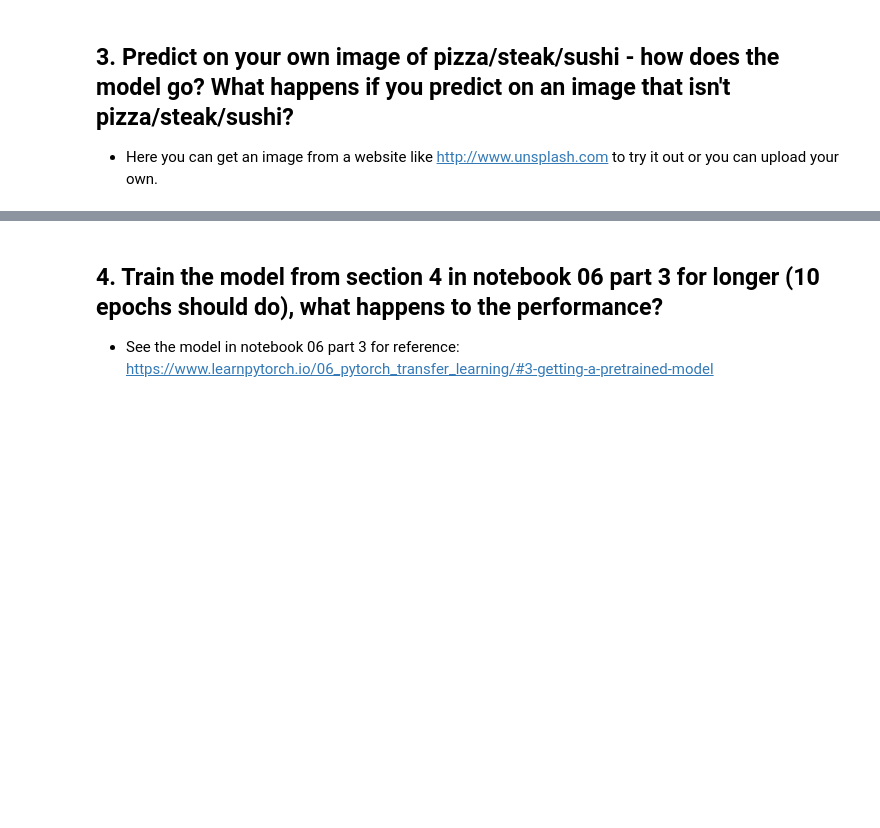
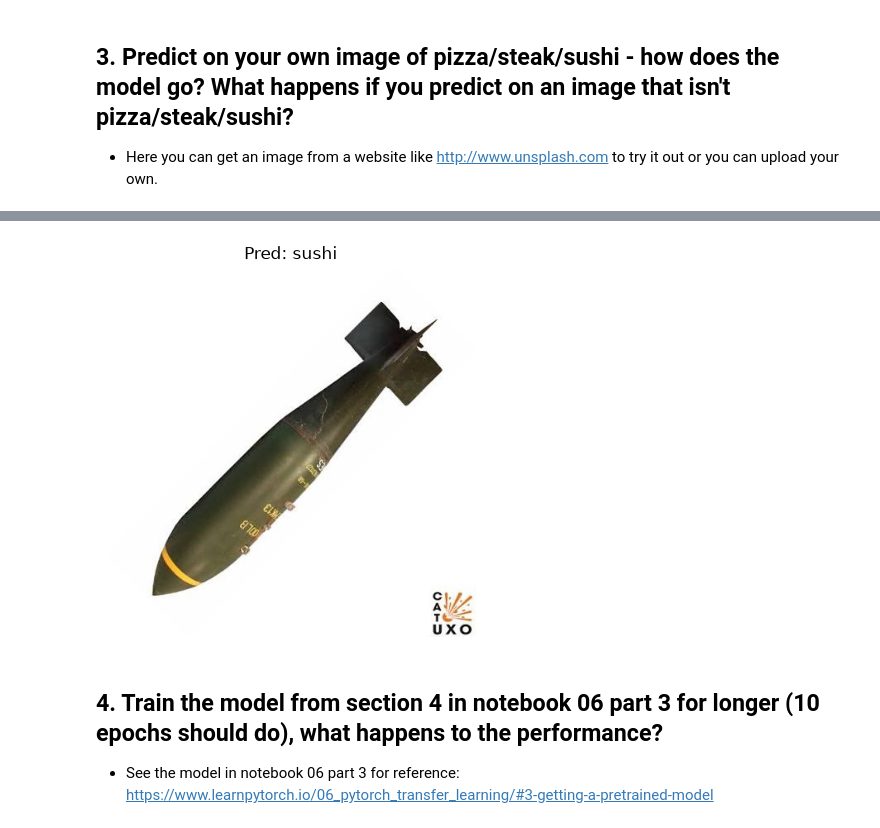
Before and after one commit to Chrisvaldar/learn-pytorch, a Jupyter notebook: 06_pytorch_transfer_learning_exercises.ipynb, the cells around one changed output, grey strips where cells are left out. Saved outputs shown, nothing was run; the diff lists cells and outputs as text; code cells hidden in the pictures; blank space fills up the shorter version.

```diff
--- a/06_pytorch_transfer_learning_exercises.ipynb
+++ b/06_pytorch_transfer_learning_exercises.ipynb
@@ -347,3 +375,17 @@ for row in top_5_most_wrong.iterrows():
+# %%
+# TODO: Get an image of not pizza/steak/sushi
+custom_image_path = Path("data") / "bomb.jpg"
+
+with open(custom_image_path, "wb") as f:
+        request = requests.get("https://encrypted-tbn0.gstatic.com/images?q=tbn:ANd9GcSU1BVN30lKorIJ7Xa1vmRSeTXjS35N3zOK0AsAZ2F_m3bdfo9h1XiAt7k&s=10")
+        f.write(request.content)
+
+pred_and_plot(image_path=custom_image_path,
+              model=model_0,
+              transform=simple_transform,
+              class_names=class_names)
+# %% [output]
+[figure, added]
 # %% [markdown]
 ## 4. Train the model from section 4  in notebook 06 part 3 for longer (10 epochs should do), what happens to the performance?
 
```
Also changed, not shown: parts of 13 cells of this notebook.
